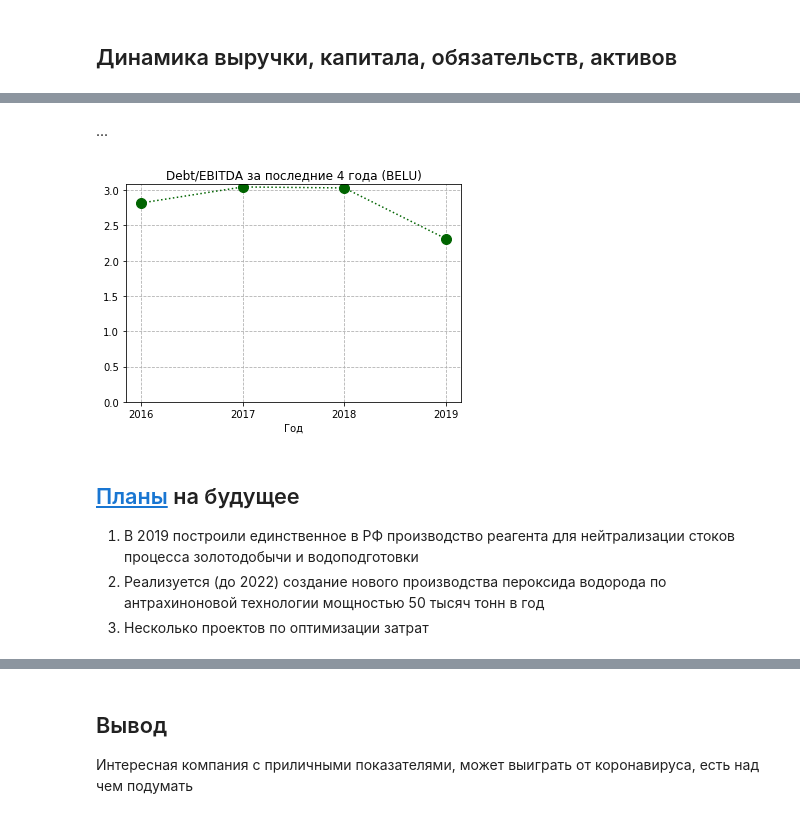
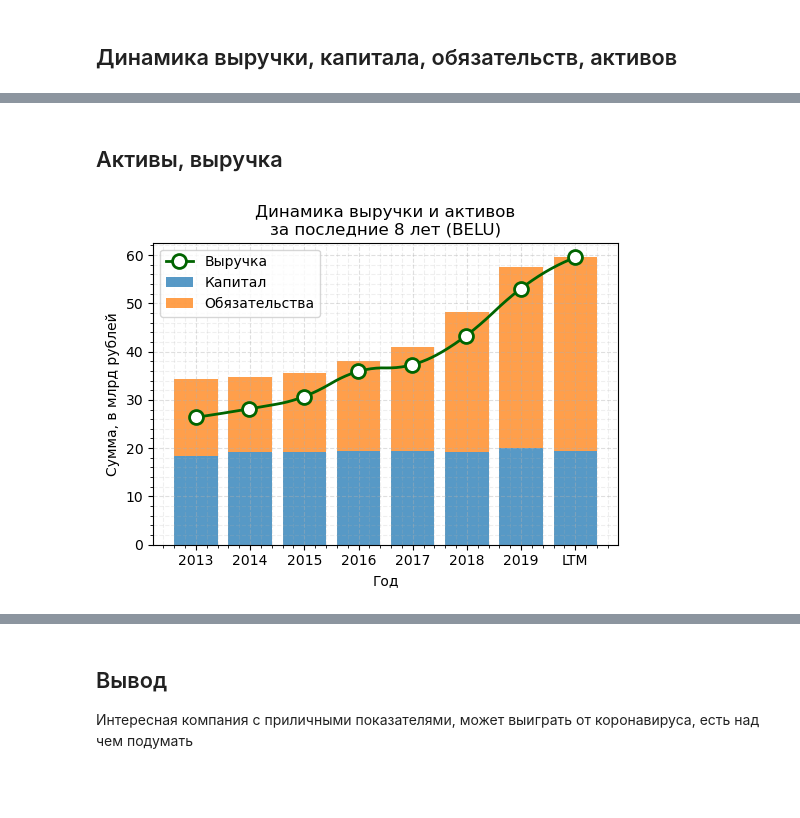
Before and after one commit to young-investors/CA, a Jupyter notebook: sources/BELU/notebooks/BELU.ipynb, the cells around one changed output, grey strips where cells are left out. Drawn from its saved outputs; the diff is of its cells as text; code cells hidden in the pictures; blank space fills up the shorter version.

```diff
--- a/sources/BELU/notebooks/BELU.ipynb
+++ b/sources/BELU/notebooks/BELU.ipynb
@@ -304,22 +51,36 @@ plt.savefig('../images/EV_EBITDA.png', dpi=200)
-# %% [markdown]
-...
-# %%
-name = 'Debt/EBITDA'
-data = dt['Debt/EBITDA']
-plt.xticks(dt.index, dt.index.astype('str'))
-plt.plot(dt.index, data, marker='o', ms=10, label=name, ls=':', c='darkgreen')
-# plt.legend()
-plt.title(f'{name} за последние 4 года ({company})')
-plt.xlabel('Год')
-# plt.ylabel('')
-plt.ylim(0, None)
-plt.grid(ls='--')
-plt.savefig('../images/Debt_EBITDA.png', dpi=200)
-# %% [output]
-[figure, removed]
-# %% [markdown]
-## [Планы](https://www.himprom.com/presscentr/news/11636/) на будущее
-
-1. В 2019 построили единственное в РФ производство реагента для нейтрализации стоков процесса золотодобычи и водоподготовки
-1. Реализуется (до 2022) создание нового производства пероксида водорода по антрахиноновой технологии мощностью 50 тысяч тонн в год
-1. Несколько проектов по оптимизации затрат
+# %%
+def get_color(palette, n_pics, index):
+    return palette(index/n_pics,1)
+
+def smooth_curve(x, y, num_newx=300, power=2):
+    x, y = np.extract(~(np.isnan(x)|np.isnan(y)), x), np.extract(~(np.isnan(x)|np.isnan(y)), y)
+    n_years = x.size
+    xnew = np.linspace(x.min(), x.max(), num_newx)
+    spl = make_interp_spline(x, y, k=power)
+    markers = np.linspace(0, xnew.size-1, n_years).astype(int)
+    return (xnew, spl(xnew), markers)
+# %% [markdown]
+## Активы, выручка
+# %%
+plt.figure(dpi=100)
+
+plt.grid(ls='--', alpha=0.4)
+plt.grid(which='minor', ls='--', alpha=0.2)
+plt.minorticks_on()
+
+plt.bar(dt.index, dt['Капитал']*1e-9, label='Капитал', alpha=0.75)
+plt.bar(dt.index, dt['Обязательства']*1e-9, bottom=dt['Капитал']*1e-9, label='Обязательства', alpha=0.75)
+
+xn, yn, m_every = smooth_curve(dt.index, dt['Выручка']*1e-9)
+plt.plot(xn, yn, label='Выручка', c='darkgreen', ls='-', ms=10, lw=2,
+         marker='o', markevery=m_every, markeredgecolor='darkgreen', markerfacecolor='w', markeredgewidth=2)
+
+
+plt.xticks(dt.index, dt.Year);
+plt.legend()
+plt.title(f'Динамика выручки и активов\nза последние {n_years} лет ({company})')
+plt.xlabel('Год')
+plt.ylabel('Сумма, в млрд рублей');
+# plt.savefig('../images/1_assets.png', dpi=200);
+# %% [output]
+[figure, added]
```
Also changed, not shown: parts of 83 cells of this notebook, 29 other files.
